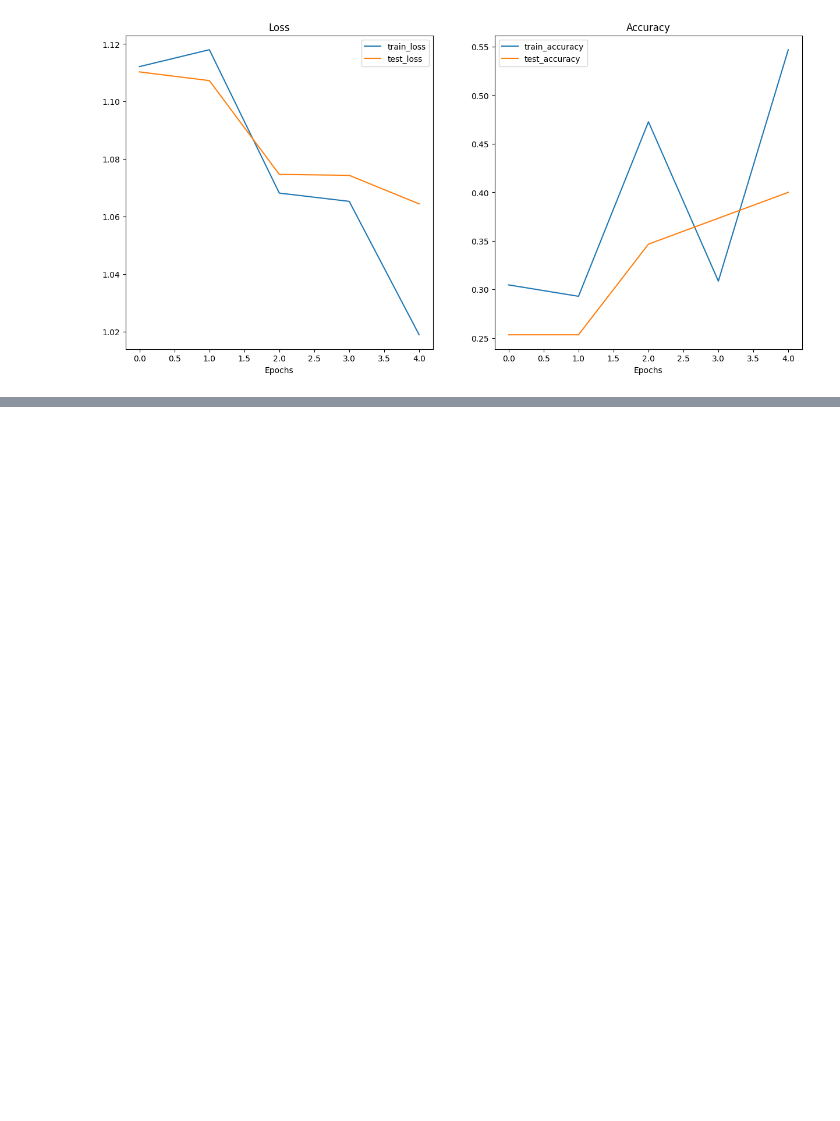
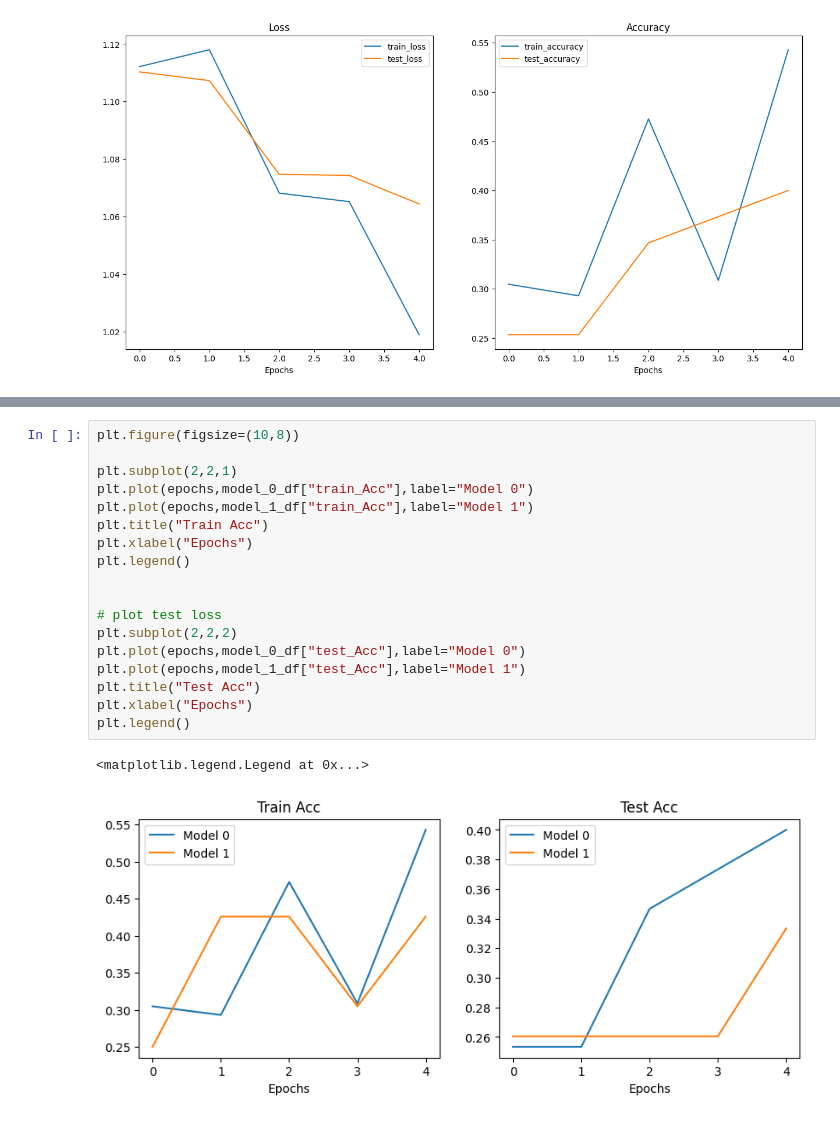
Before and after one commit to SUMIT74184/Machine-learning-journey, a Jupyter notebook: CustomDataset.ipynb, the cells around one changed output, grey strips where cells are left out. Drawn from its saved outputs; the diff is of its cells as text; blank space fills up the shorter version.

```diff
--- a/CustomDataset.ipynb
+++ b/CustomDataset.ipynb
@@ -1240,0 +1440,21 @@ A loss curve is one most helpful ways of
+# %%
+plt.figure(figsize=(10,8))
+
+plt.subplot(2,2,1)
+plt.plot(epochs,model_0_df["train_Acc"],label="Model 0")
+plt.plot(epochs,model_1_df["train_Acc"],label="Model 1")
+plt.title("Train Acc")
+plt.xlabel("Epochs")
+plt.legend()
+
+
+# plot test loss
+plt.subplot(2,2,2)
+plt.plot(epochs,model_0_df["test_Acc"],label="Model 0")
+plt.plot(epochs,model_1_df["test_Acc"],label="Model 1")
+plt.title("Test Acc")
+plt.xlabel("Epochs")
+plt.legend()
+# %% [output]
+<matplotlib.legend.Legend at 0x...>
+[figure, added]
```
Also changed, not shown: parts of 35 cells of this notebook.
